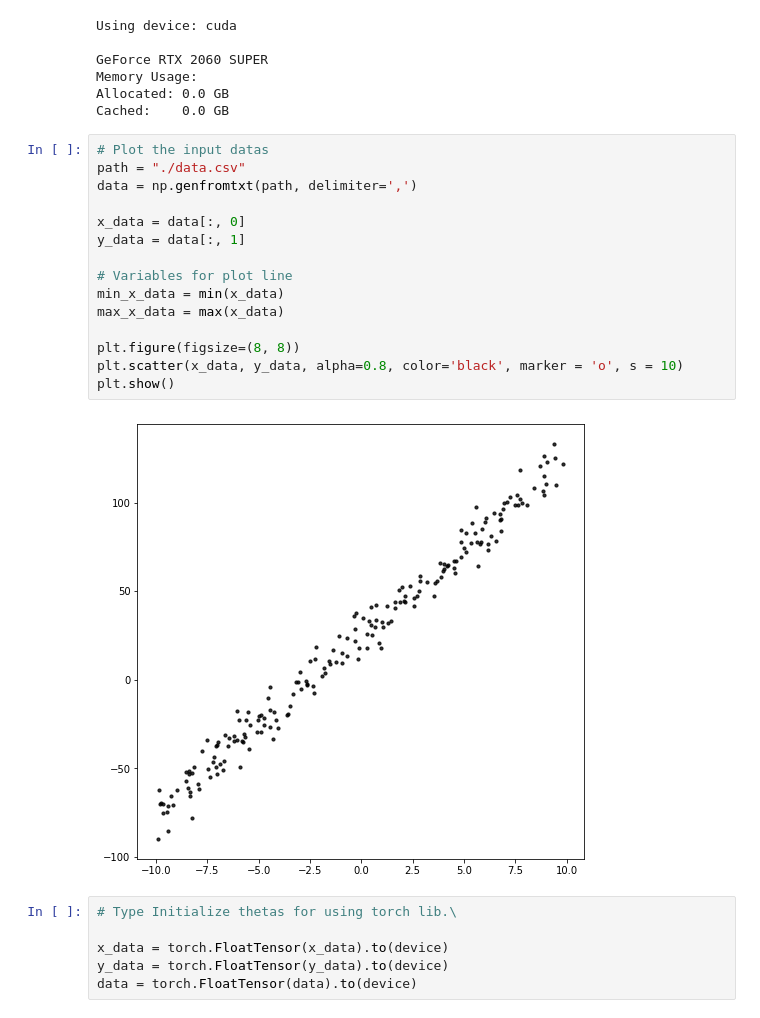
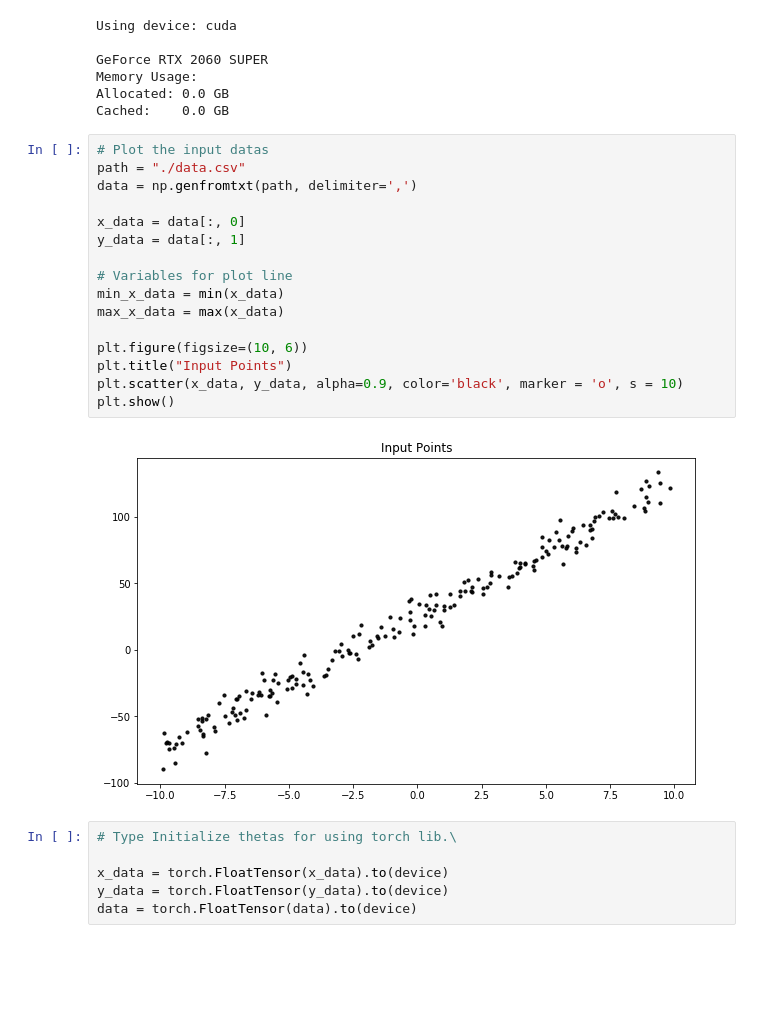
Before and after one commit to jesnk/20_1_ml_class, a Jupyter notebook: assignment/03/03.ipynb, the cells around one changed output. Drawn from its saved outputs; the diff is of its cells as text; blank space fills up the shorter version.

```diff
--- a/assignment/03/03.ipynb
+++ b/assignment/03/03.ipynb
@@ -33,20 +33,21 @@ Cached:    0.0 GB
 # %%
 # Plot the input datas
 path = "./data.csv"
 data = np.genfromtxt(path, delimiter=',')
 
 x_data = data[:, 0]
 y_data = data[:, 1]
 
 # Variables for plot line
 min_x_data = min(x_data)
 max_x_data = max(x_data)
 
-plt.figure(figsize=(8, 8))
-plt.scatter(x_data, y_data, alpha=0.8, color='black', marker = 'o', s = 10)
+plt.figure(figsize=(10, 6))
+plt.title("Input Points")
+plt.scatter(x_data, y_data, alpha=0.9, color='black', marker = 'o', s = 10)
 plt.show()
 # %% [output]
-[figure, old version]
+[figure, new version]
 # %%
 # Type Initialize thetas for using torch lib.\
 
```
Also changed, not shown: parts of 5 cells of this notebook, 1 other file.
